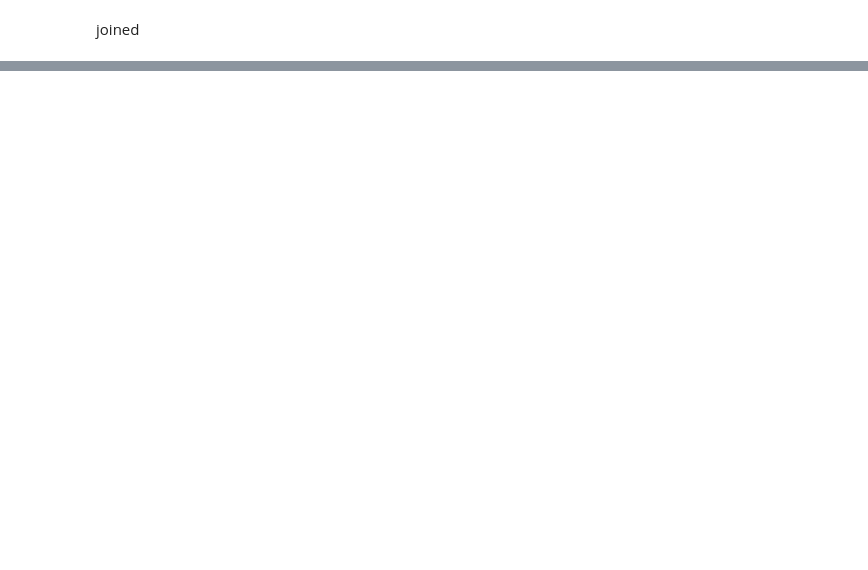
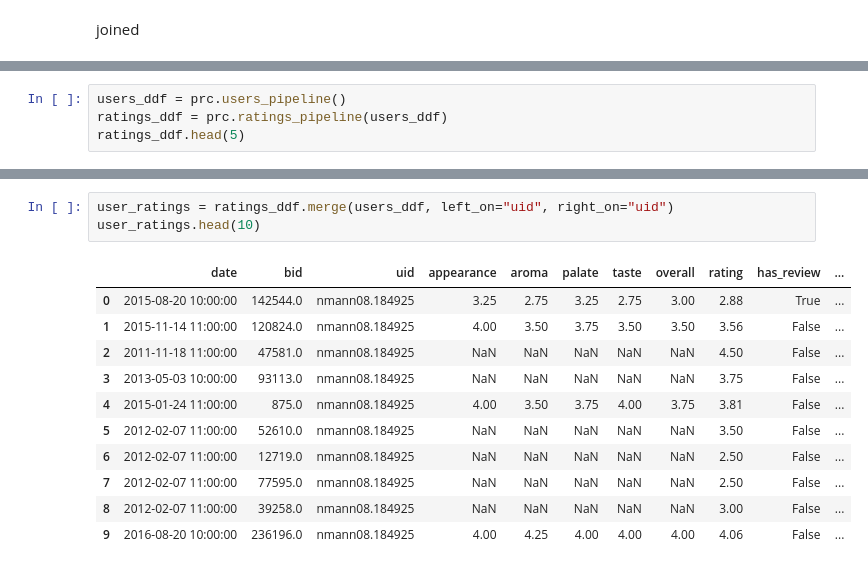
Before and after one commit to epfl-ada/ada-2022-project-analyteam, a Jupyter notebook: processing_users.ipynb, the cells around one changed output, grey strips where cells are left out. Saved outputs shown, nothing was run; the diff lists cells and outputs as text; blank space fills up the shorter version.

```diff
--- a/processing_users.ipynb
+++ b/processing_users.ipynb
@@ -302,0 +567,4 @@ for i, (year, by_year) in enumerate(users_joined_by_year):
+# %%
+users_ddf = prc.users_pipeline()
+ratings_ddf = prc.ratings_pipeline(users_ddf)
+ratings_ddf.head(5)
@@ -302,0 +578,15 @@ for i, (year, by_year) in enumerate(users_joined_by_year):
+# %%
+user_ratings = ratings_ddf.merge(users_ddf, left_on="uid", right_on="uid")
+user_ratings.head(10)
+# %% [output]
+|  | date | bid | uid | appearance | aroma | palate | taste | overall | rating | has_review | ... |
+| 0 | 2015-08-20 10:00:00 | 142544.0 | nmann08.184925 | 3.25 | 2.75 | 3.25 | 2.75 | 3.00 | 2.88 | True | ... |
+| 1 | 2015-11-14 11:00:00 | 120824.0 | nmann08.184925 | 4.00 | 3.50 | 3.75 | 3.50 | 3.50 | 3.56 | False | ... |
+| 2 | 2011-11-18 11:00:00 | 47581.0 | nmann08.184925 | NaN | NaN | NaN | NaN | NaN | 4.50 | False | ... |
+| 3 | 2013-05-03 10:00:00 | 93113.0 | nmann08.184925 | NaN | NaN | NaN | NaN | NaN | 3.75 | False | ... |
+| 4 | 2015-01-24 11:00:00 | 875.0 | nmann08.184925 | 4.00 | 3.50 | 3.75 | 4.00 | 3.75 | 3.81 | False | ... |
+| 5 | 2012-02-07 11:00:00 | 52610.0 | nmann08.184925 | NaN | NaN | NaN | NaN | NaN | 3.50 | False | ... |
+| 6 | 2012-02-07 11:00:00 | 12719.0 | nmann08.184925 | NaN | NaN | NaN | NaN | NaN | 2.50 | False | ... |
+| 7 | 2012-02-07 11:00:00 | 77595.0 | nmann08.184925 | NaN | NaN | NaN | NaN | NaN | 2.50 | False | ... |
+| 8 | 2012-02-07 11:00:00 | 39258.0 | nmann08.184925 | NaN | NaN | NaN | NaN | NaN | 3.00 | False | ... |
+| 9 | 2016-08-20 10:00:00 | 236196.0 | nmann08.184925 | 4.00 | 4.25 | 4.00 | 4.00 | 4.00 | 4.06 | False | ... |
```
Also changed, not shown: parts of 42 cells of this notebook, 5 other files.
